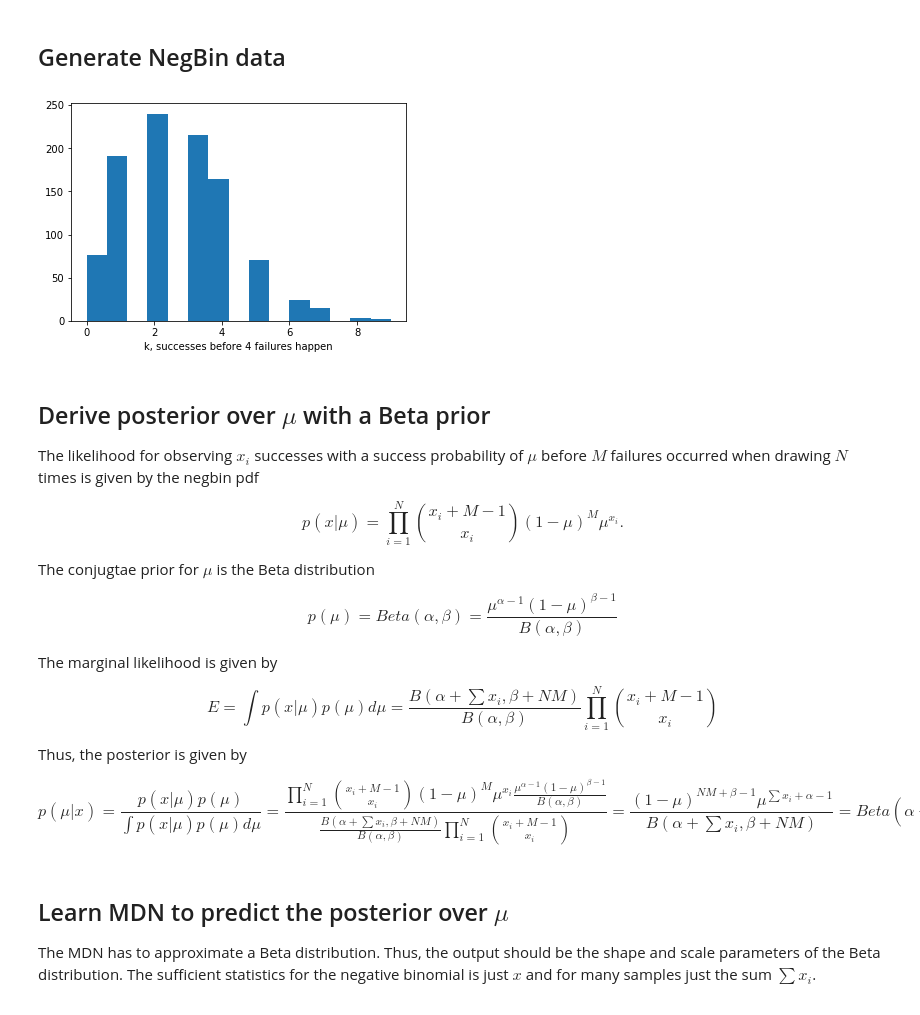
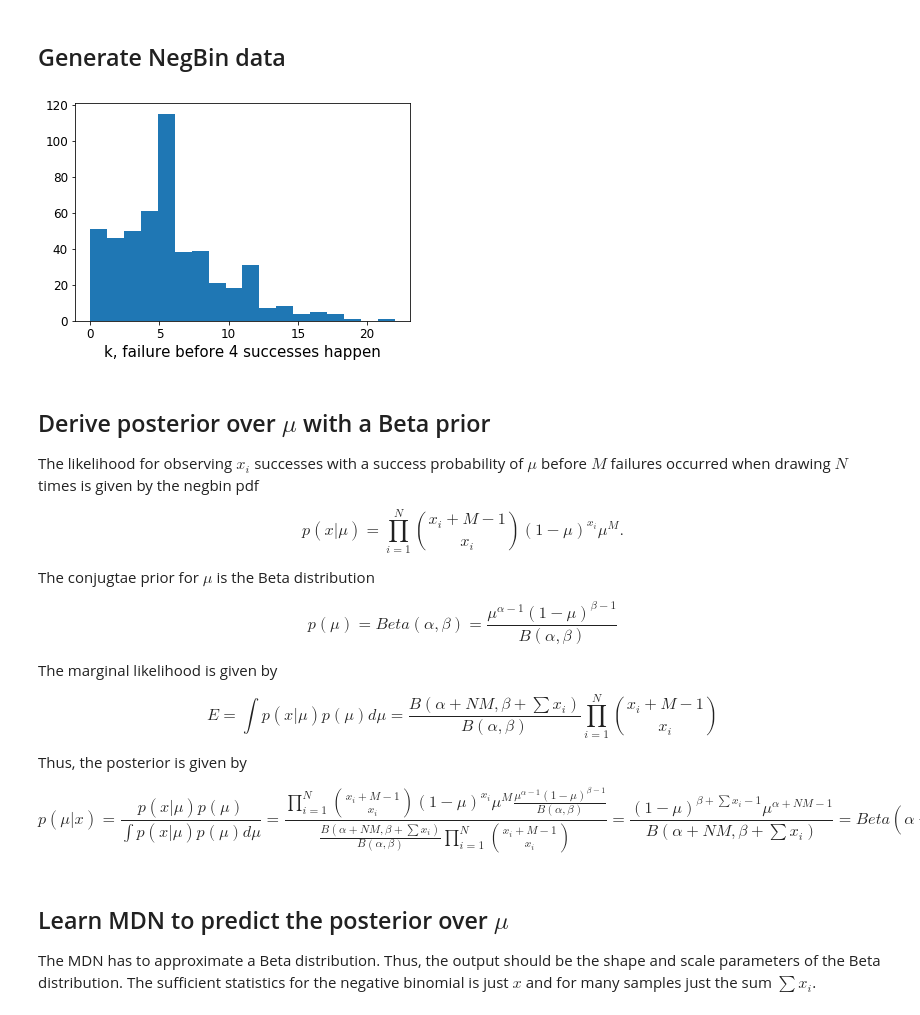
Before and after one commit to janfb/mcabc, a Jupyter notebook: NegBin_fitting_MDN.ipynb, the cells around one changed output. Cells and saved outputs as stored; diff of their text form; code cells hidden in the pictures.

```diff
--- a/NegBin_fitting_MDN.ipynb
+++ b/NegBin_fitting_MDN.ipynb
@@ -12,37 +12,44 @@ import scipy.special
 #from sklearn.preprocessing import normalize
 
 %matplotlib inline
+
+import matplotlib as mpl
+mpl.rcParams['axes.titlesize'] = 20
+mpl.rcParams['axes.labelsize'] = 15
+mpl.rcParams['ytick.labelsize'] = 12
+mpl.rcParams['xtick.labelsize'] = 12
+mpl.rcParams['legend.fontsize'] = 12
 # %% [markdown]
 ## Generate NegBin data
 # %%
-N = 1000 # size of toy data
+N = 500 # size of toy data
 alp = 2.
 bet = 2.
 true_mu = .4
 
 
 # the NB is defined for a fixed number of failures, r.
-# It describes the distribution of successes until r failures have occured, or the other way around.
+# It describes the distribution of failures until r successes have occured, or the other way around.
 # thus, the number of trials is implicit
-n_failures = 4
-true_mean = n_failures * true_mu / (1 - true_mu)
+r = 4
+true_mean = r * true_mu / (1 - true_mu)
 
-#X_o = np.random.negative_binomial(n=n_failures, p=true_mu, size=N)
-X_o = np.random.poisson(lam=true_mean, size=N)
+X_o = np.random.negative_binomial(n=r, p=true_mu, size=N)
+#X_o = np.random.poisson(lam=true_mean, size=N)
 
 X_var = Variable(torch.Tensor(X_o.astype(float)))
 
 plt.hist(X_o, bins='auto');
-plt.xlabel('k, successes before {} failures happen'.format(n_failures));
+plt.xlabel('k, failure before {} successes happen'.format(r));
 # %% [output]
-[figure, old version]
+[figure, new version]
 # %% [markdown]
 ## Derive posterior over $\mu$ with a Beta prior
 
 The likelihood for observing $x_i$ successes with a success probability of $\mu$ before $M$ failures occurred when drawing $N$ times is given by the negbin pdf
 
 $$
-p(x| \mu) = \prod_{i=1}^N {{x_i + M - 1}\choose{x_i}} (1 - \mu)^{M}\mu^{x_i}.
+p(x| \mu) = \prod_{i=1}^N {{x_i + M - 1}\choose{x_i}} (1 - \mu)^{x_i}\mu^{M}.
 $$
 
 The conjugtae prior for $\mu$ is the Beta distribution
@@ -54,13 +61,13 @@ $$
 The marginal likelihood is given by
 
 $$
-E = \int p(x | \mu) p(\mu) d\mu = \frac{B(\alpha + \sum x_i, \beta + NM)}{B(\alpha, \beta)}\prod_{i=1}^N {{x_i + M - 1}\choose{x_i}}
+E = \int p(x | \mu) p(\mu) d\mu = \frac{B(\alpha + NM, \beta + \sum x_i)}{B(\alpha, \beta)}\prod_{i=1}^N {{x_i + M - 1}\choose{x_i}}
 $$
 
 Thus, the posterior is given by
 
 $$
-p(\mu | x) = \frac{p(x| \mu)p(\mu) }{\int p(x | \mu) p(\mu) d\mu} = \frac{\prod_{i=1}^N {{x_i + M - 1}\choose{x_i}} (1 - \mu)^{M}\mu^{x_i}\frac{\mu^{\alpha - 1} (1 - \mu)^{\beta - 1}}{B(\alpha, \beta)}}{\frac{B(\alpha + \sum x_i, \beta + NM)}{B(\alpha, \beta)}\prod_{i=1}^N {{x_i + M - 1}\choose{x_i}}} = \frac{(1-\mu)^{NM + \beta -1}\mu^{\sum x_i + \alpha - 1}}{B(\alpha + \sum x_i, \beta + NM)} = Beta(\alpha + \sum x_i, \beta + NM)
+p(\mu | x) = \frac{p(x| \mu)p(\mu) }{\int p(x | \mu) p(\mu) d\mu} = \frac{\prod_{i=1}^N {{x_i + M - 1}\choose{x_i}} (1 - \mu)^{x_i}\mu^{M}\frac{\mu^{\alpha - 1} (1 - \mu)^{\beta - 1}}{B(\alpha, \beta)}}{\frac{B(\alpha + NM, \beta + \sum x_i)}{B(\alpha, \beta)}\prod_{i=1}^N {{x_i + M - 1}\choose{x_i}}} = \frac{(1-\mu)^{\beta + \sum x_i - 1}\mu^{\alpha + NM - 1}}{B(\alpha + NM, \beta + \sum x_i)} = Beta(\alpha + NM, \beta + \sum x_i)
 $$
 # %%
 # hard coded function for calculating the posterior and evidence separately.
```
Also changed, not shown: parts of 9 cells of this notebook.
